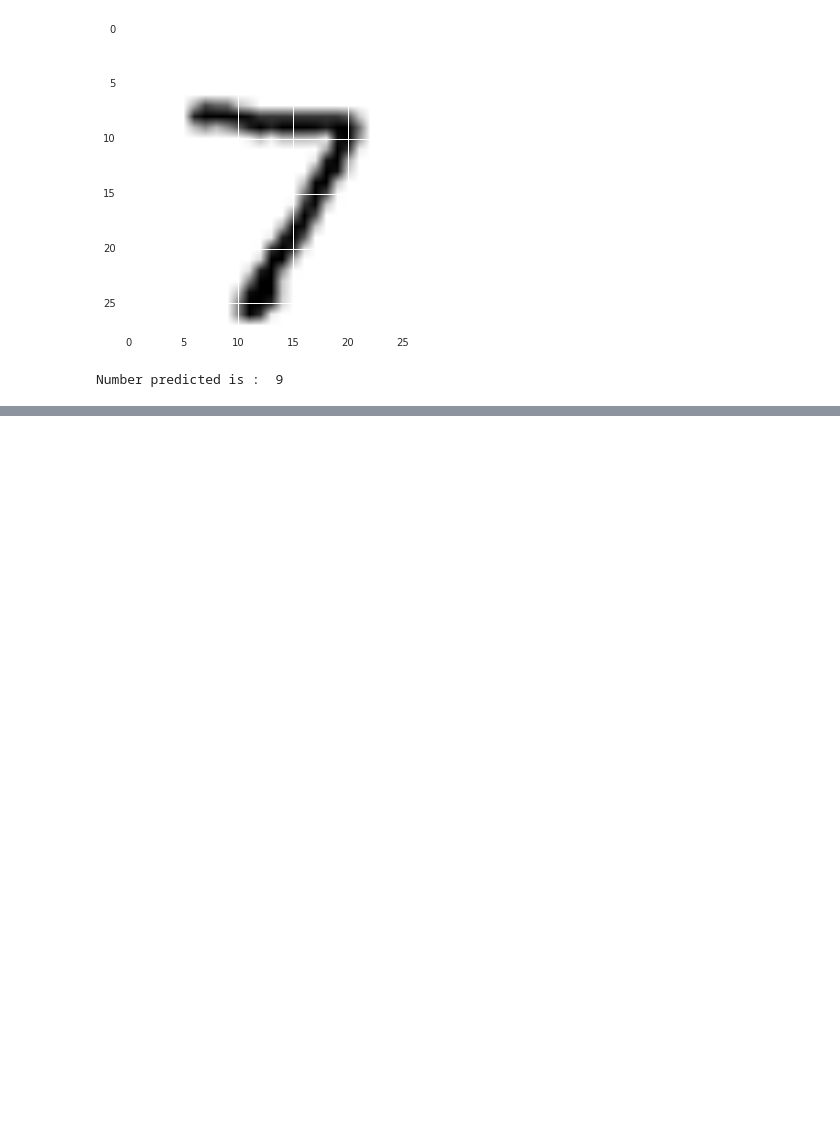
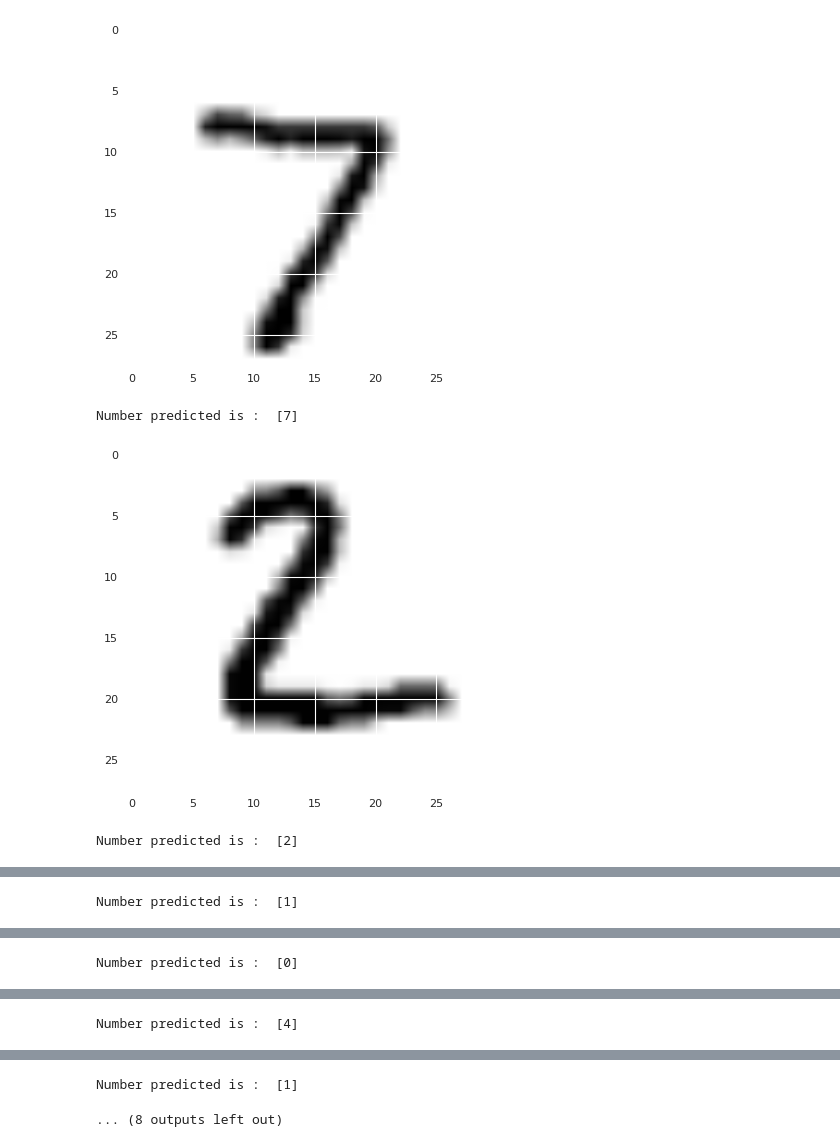
Before and after one commit to fscodesimone/codelab-data-scientist, a Jupyter notebook: MNIST_Example.ipynb, the cells around one changed output, grey strips where cells are left out. Cells and saved outputs as stored; diff of their text form; code cells hidden in the pictures; blank space fills up the shorter version.

```diff
--- a/MNIST_Example.ipynb
+++ b/MNIST_Example.ipynb
@@ -56,13 +59,9 @@ def conv_net(x, weights, biases, dropout):
     return out
 # %%
 tf.reset_default_graph()
-
-# START PARAMETRI DA MODIFICARE
-learning_rate = 0.01
-training_iters = 2000
-# END PARAMETRI DA MODIFICARE
-
-
+# Parameters
+learning_rate = 0.001
+training_iters = 50000
 batch_size = 128
 display_step = 10
 
@@ -145,12 +161,14 @@ Time elapsed: 11.5400600433
 # %%
-img = mnist.test.images[0]
-with tf.Session() as sess:
-  sess.run(init)
+for i in range(0,10):
 
+  img = mnist.test.images[i]
   classification = sess.run(argmax, feed_dict={x: [img],keep_prob: 1.})
+
   plt.imshow(img.reshape(28, 28), cmap=plt.cm.binary)
   plt.show()
-  print 'Number predicted is : ', classification[0]
+  print 'Number predicted is : ', classification
 # %% [output]
-[figure, old version]
+[figure, new version]
-Number predicted is :  9
+Number predicted is :  [7]
+[figure, added]
+Number predicted is :  [2]
@@ -156,0 +176 @@ Number predicted is :  9
+Number predicted is :  [1]
@@ -156,0 +178 @@ Number predicted is :  9
+Number predicted is :  [0]
@@ -156,0 +180 @@ Number predicted is :  9
+Number predicted is :  [4]
@@ -156,0 +182,2 @@ Number predicted is :  9
+Number predicted is :  [1]
+... (8 outputs left out)
```
Also changed, not shown: parts of 5 cells of this notebook.
